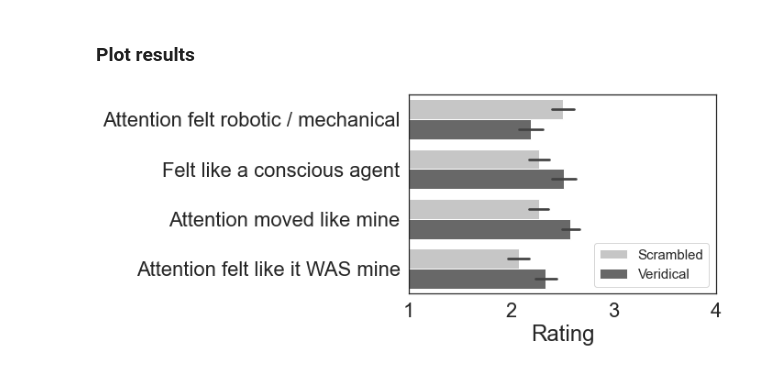
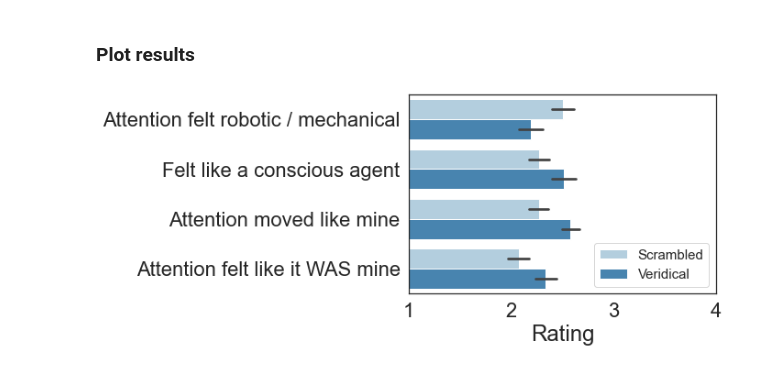
Before and after one commit to KirstensGitHub/predicting_attention, a Jupyter notebook: analysis/exp_8_analysis.ipynb, the cells around one changed output. Drawn from its saved outputs; the diff is of its cells as text; code cells hidden in the pictures.

```diff
--- a/analysis/exp_8_analysis.ipynb
+++ b/analysis/exp_8_analysis.ipynb
@@ -79,20 +84,21 @@ grp = good.groupby(['ID','Question', 'Type'], as_index=False).mean()
 # %%
 sb.set(font_scale=2)
 sb.set_style("white")
 
-g = sb.barplot(hue='Type', y='Question', x='Rating', data=grp, palette='Greys',errorbar='se')
+g = sb.barplot(hue='Type', y='Question', x='Rating', data=grp, palette='Blues',errorbar='se')
+               #palette='Greys',errorbar='se')
 plt.legend(bbox_to_anchor=(1.01, 1),
            borderaxespad=0)
 g.set_xticklabels(['1','2','3','4'])
 g.set_ylabel("")
 
 g.set_xlim(0,3)
 g.set_yticklabels(['Attention felt robotic / mechanical','Felt like a conscious agent',
                    'Attention moved like mine','Attention felt like it WAS mine'])
 
 #place legend in center right of plot
 g.legend(loc='lower right',fontsize='15')
 
 plt.savefig('figures/figure_5.pdf', bbox_inches='tight')
 # %% [output]
-[figure, old version]
+[figure, new version]
```
Also changed, not shown: parts of 2 cells of this notebook.
